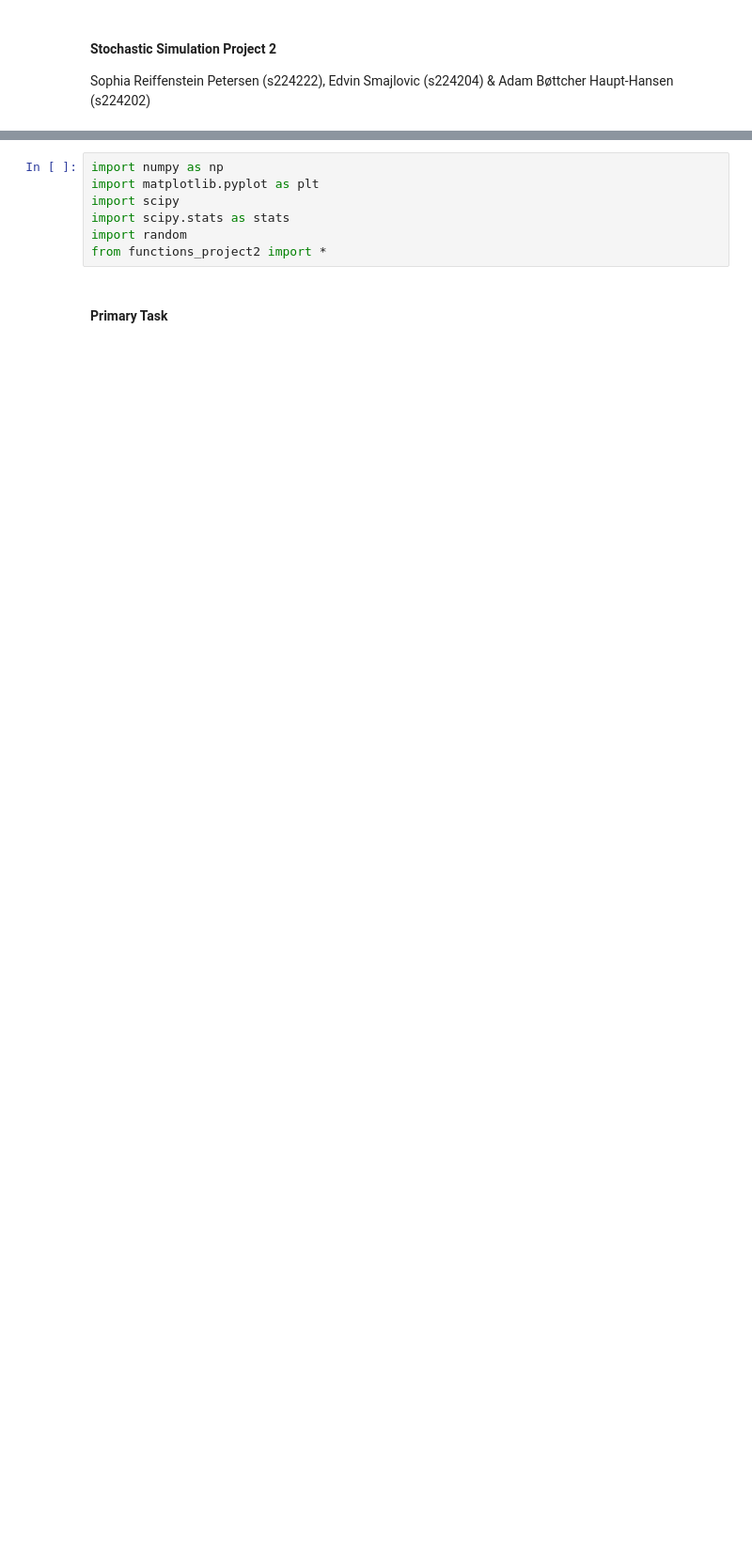
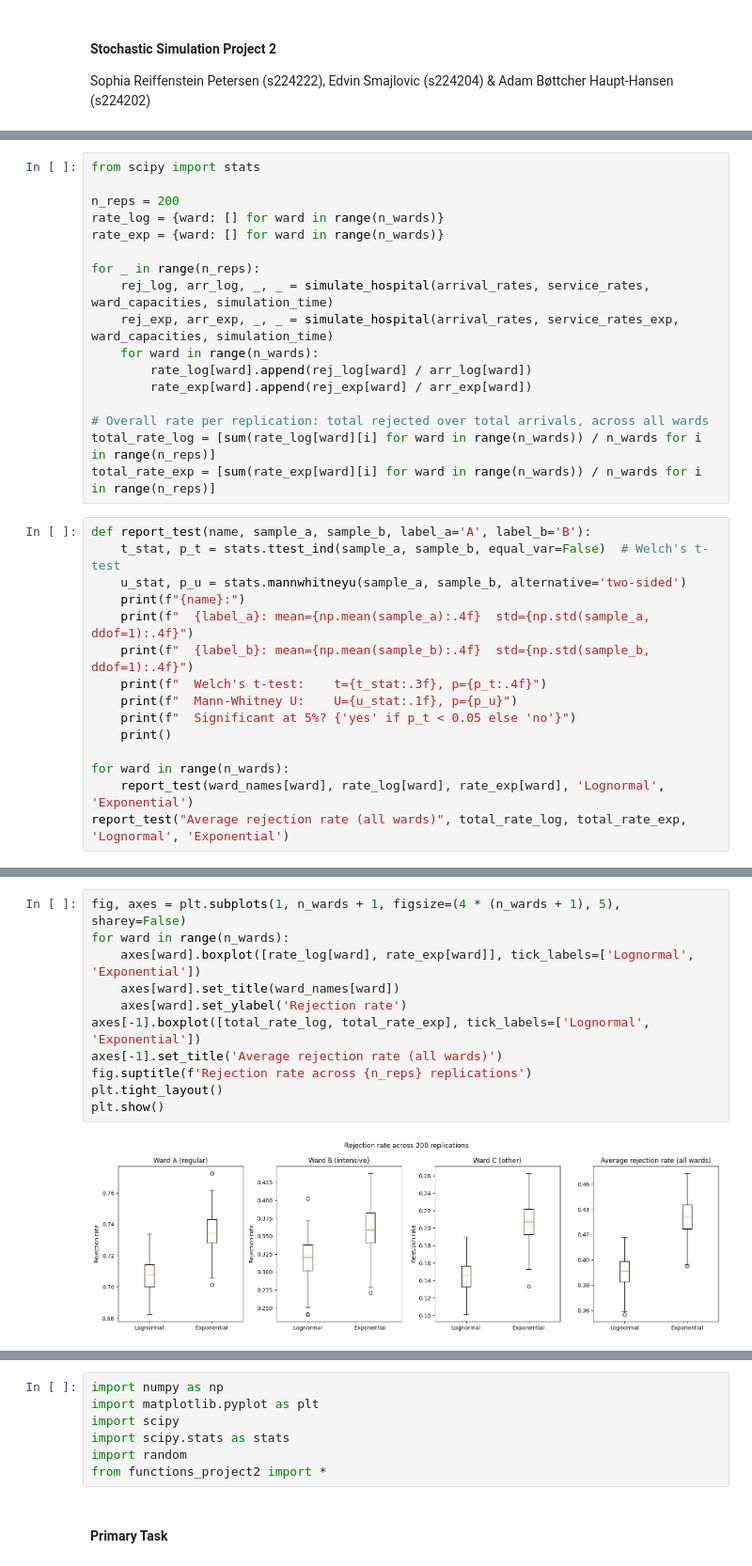
Before and after one commit to SophiaRP00/Stochastic_Project2, a Jupyter notebook: Source_Code_Project2.ipynb, the cells around one changed output, grey strips where cells are left out. Shown at 94% size. Saved outputs shown, nothing was run; the diff lists cells and outputs as text; blank space fills up the shorter version.

```diff
--- a/Source_Code_Project2.ipynb
+++ b/Source_Code_Project2.ipynb
@@ -3,0 +180,32 @@ Sophia Reiffenstein Petersen (s224222), Edvin Smajlovic (s224204) & Adam Bøttch
+# %%
+from scipy import stats
+
+n_reps = 200
+rate_log = {ward: [] for ward in range(n_wards)}
+rate_exp = {ward: [] for ward in range(n_wards)}
+
+for _ in range(n_reps):
+    rej_log, arr_log, _, _ = simulate_hospital(arrival_rates, service_rates, ward_capacities, simulation_time)
+    rej_exp, arr_exp, _, _ = simulate_hospital(arrival_rates, service_rates_exp, ward_capacities, simulation_time)
+    for ward in range(n_wards):
+        rate_log[ward].append(rej_log[ward] / arr_log[ward])
+        rate_exp[ward].append(rej_exp[ward] / arr_exp[ward])
+
+# Overall rate per replication: total rejected over total arrivals, across all wards
+total_rate_log = [sum(rate_log[ward][i] for ward in range(n_wards)) / n_wards for i in range(n_reps)]
+total_rate_exp = [sum(rate_exp[ward][i] for ward in range(n_wards)) / n_wards for i in range(n_reps)]
+# %%
+def report_test(name, sample_a, sample_b, label_a='A', label_b='B'):
+    t_stat, p_t = stats.ttest_ind(sample_a, sample_b, equal_var=False)  # Welch's t-test
+    u_stat, p_u = stats.mannwhitneyu(sample_a, sample_b, alternative='two-sided')
+    print(f"{name}:")
+    print(f"  {label_a}: mean={np.mean(sample_a):.4f}  std={np.std(sample_a, ddof=1):.4f}")
+    print(f"  {label_b}: mean={np.mean(sample_b):.4f}  std={np.std(sample_b, ddof=1):.4f}")
+    print(f"  Welch's t-test:    t={t_stat:.3f}, p={p_t:.4f}")
+    print(f"  Mann-Whitney U:    U={u_stat:.1f}, p={p_u}")
+    print(f"  Significant at 5%? {'yes' if p_t < 0.05 else 'no'}")
+    print()
+
+for ward in range(n_wards):
+    report_test(ward_names[ward], rate_log[ward], rate_exp[ward], 'Lognormal', 'Exponential')
+report_test("Average rejection rate (all wards)", total_rate_log, total_rate_exp, 'Lognormal', 'Exponential')
@@ -3,0 +230,13 @@ Sophia Reiffenstein Petersen (s224222), Edvin Smajlovic (s224204) & Adam Bøttch
+# %%
+fig, axes = plt.subplots(1, n_wards + 1, figsize=(4 * (n_wards + 1), 5), sharey=False)
+for ward in range(n_wards):
+    axes[ward].boxplot([rate_log[ward], rate_exp[ward]], tick_labels=['Lognormal', 'Exponential'])
+    axes[ward].set_title(ward_names[ward])
+    axes[ward].set_ylabel('Rejection rate')
+axes[-1].boxplot([total_rate_log, total_rate_exp], tick_labels=['Lognormal', 'Exponential'])
+axes[-1].set_title('Average rejection rate (all wards)')
+fig.suptitle(f'Rejection rate across {n_reps} replications')
+plt.tight_layout()
+plt.show()
+# %% [output]
+[figure, added]
```
Also changed, not shown: parts of 22 cells of this notebook.
